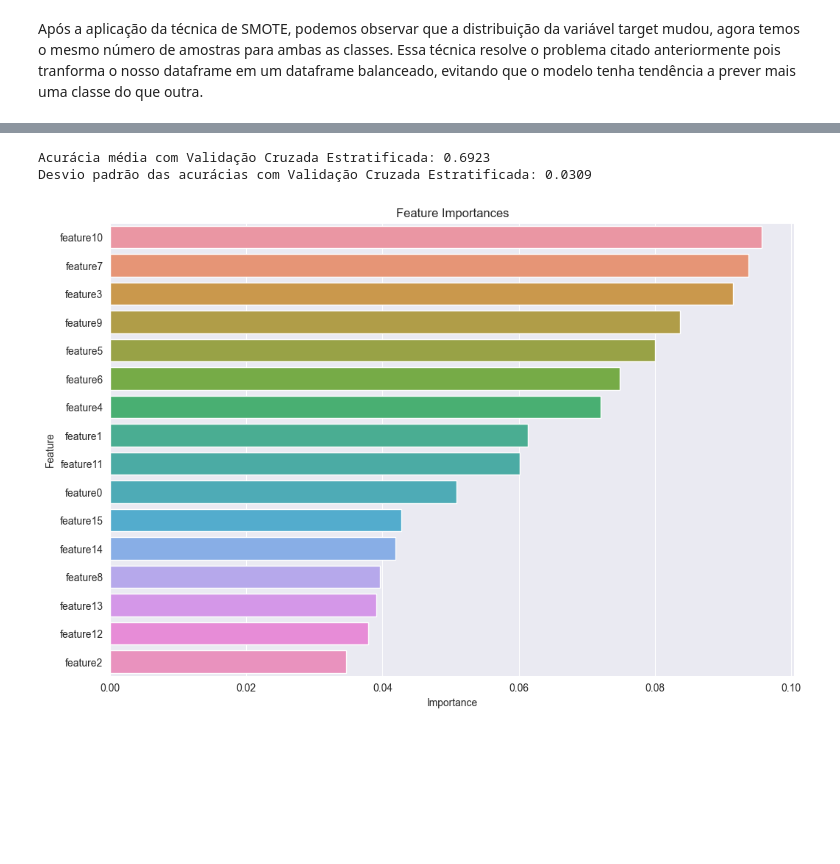
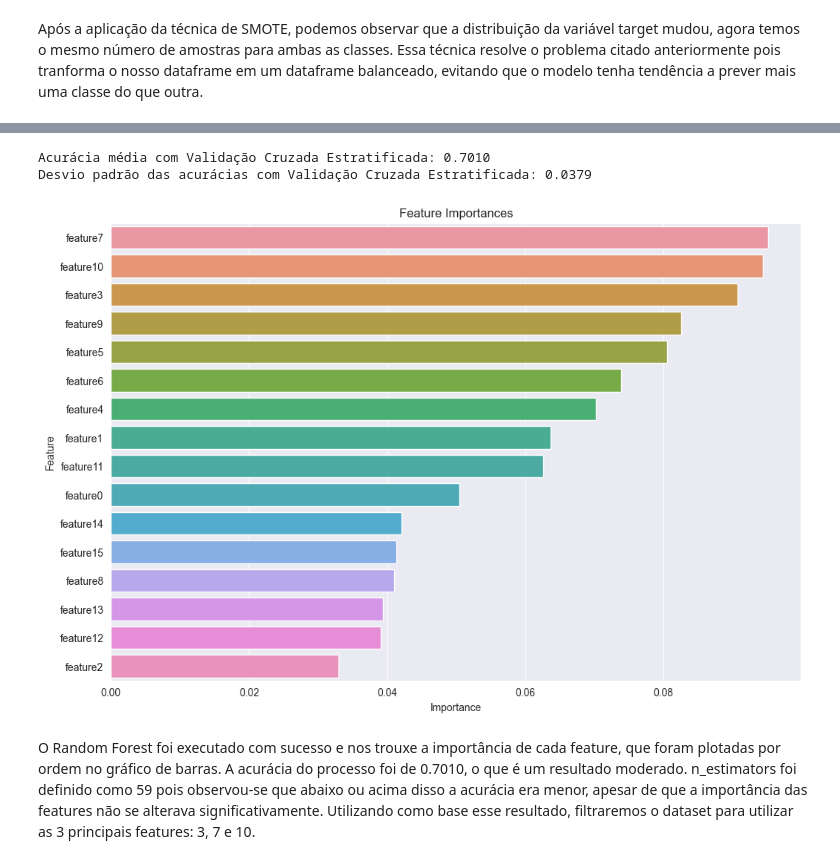
Before and after one commit to vivianerenizia/pattern-recognition, a Jupyter notebook: pattern_recognition.ipynb, the cells around one changed output, grey strips where cells are left out. Saved outputs shown, nothing was run; the diff lists cells and outputs as text; code cells hidden in the pictures; blank space fills up the shorter version.

```diff
--- a/pattern_recognition.ipynb
+++ b/pattern_recognition.ipynb
@@ -687,53 +689,43 @@ from sklearn.metrics import accuracy_score
 import matplotlib.pyplot as plt
 import seaborn as sns
 
-# Supondo que 'df_resampled' é seu DataFrame e já está carregado
-
-# Separando as features e o target
 X = df_smote.drop('target', axis=1)
 y = df_smote['target']
 
-# Definindo o modelo Random Forest
-rf = RandomForestClassifier(n_estimators=100, random_state=42)
+rf = RandomForestClassifier(n_estimators=59, random_state=42)
 
-# Definindo o número de folds para a validação cruzada
 k = 5
 
-# Configurando a Validação Cruzada Estratificada
 strat_kfold = StratifiedKFold(n_splits=k, shuffle=True, random_state=42)
 
-# Aplicando a Validação Cruzada Estratificada
 stratified_cv_scores = cross_val_score(rf, X, y, cv=strat_kfold, scoring='accuracy')
 
-# Calculando a média e o desvio padrão das pontuações de acurácia
 stratified_cv_accuracy = np.mean(stratified_cv_scores)
 stratified_cv_std = np.std(stratified_cv_scores)
 
 print(f"Acurácia média com Validação Cruzada Estratificada: {stratified_cv_accuracy:.4f}")
 print(f"Desvio padrão das acurácias com Validação Cruzada Estratificada: {stratified_cv_std:.4f}")
 
-# Treinando o modelo com todo o conjunto de dados para análise de feature importances
 rf.fit(X, y)
 
-# Obtendo a importância das features
 feature_importances = rf.feature_importances_
 
-# Criando um DataFrame para visualizar a importância das features
 importance_df = pd.DataFrame({
     'Feature': X.columns,
     'Importance': feature_importances
 }).sort_values(by='Importance', ascending=False)
 
-# Plotando a importância das features
 plt.figure(figsize=(12, 8))
 sns.barplot(x='Importance', y='Feature', data=importance_df)
 plt.title('Feature Importances')
 plt.xlabel('Importance')
 plt.ylabel('Feature')
 plt.show()
 # %% [output]
-Acurácia média com Validação Cruzada Estratificada: 0.6923
-Desvio padrão das acurácias com Validação Cruzada Estratificada: 0.0309
+Acurácia média com Validação Cruzada Estratificada: 0.7010
+Desvio padrão das acurácias com Validação Cruzada Estratificada: 0.0379
-[figure, old version]
+[figure, new version]
+# %% [markdown]
+O Random Forest foi executado com sucesso e nos trouxe a importância de cada feature, que foram plotadas por ordem no gráfico de barras. A acurácia do processo foi de 0.7010, o que é um resultado moderado. n_estimators foi definido como 59 pois observou-se que abaixo ou acima disso a acurácia era menor, apesar de que a importância das features não se alterava significativamente. Utilizando como base esse resultado, filtraremos o dataset para utilizar as 3 principais features: 3, 7 e 10.
 # %%
 df_filtrado = df_smote[['feature3', 'feature7', 'feature10', 'target']]
```
Also changed, not shown: parts of 20 cells of this notebook.
